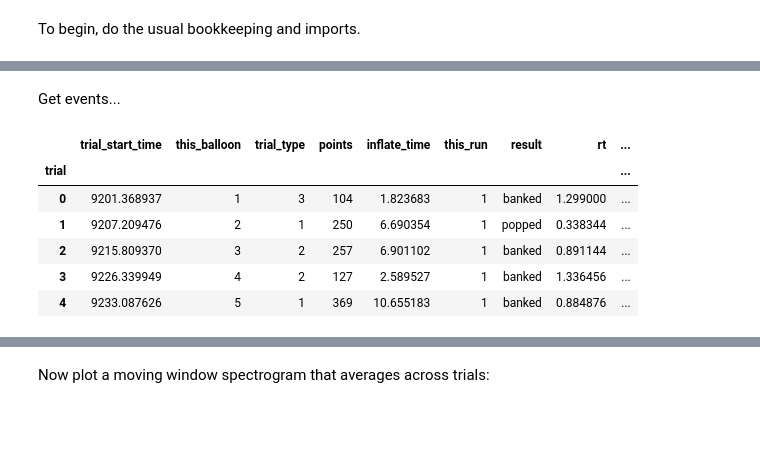
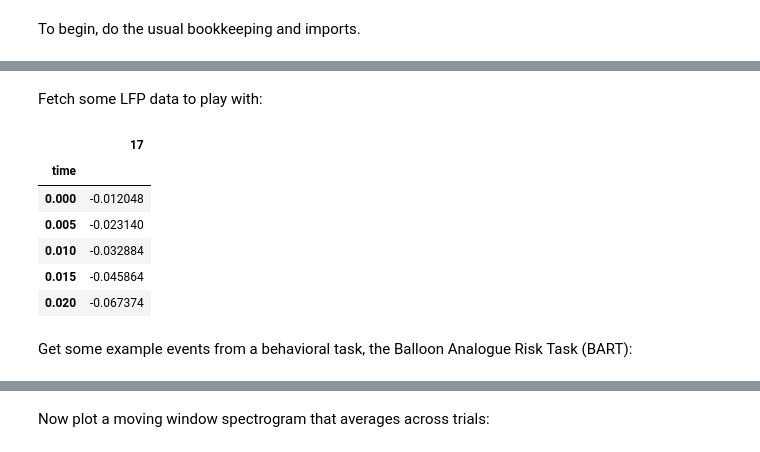
Before and after one commit to jmxpearson/physutils, a Jupyter notebook: examples/time_frequency_analysis.ipynb, the cells around one changed output, grey strips where cells are left out. Saved outputs shown, nothing was run; the diff lists cells and outputs as text; code cells hidden in the pictures; blank space fills up the shorter version.

```diff
--- a/examples/time_frequency_scratch.ipynb
+++ b/examples/time_frequency_analysis.ipynb
@@ -32,13 +6,0 @@ lfp.head()
-# %% [markdown]
-Get events...
-# %%
-evt = fetch(dbname, 'events', *dtup[:2])
-evt.head()
-# %% [output]
-|  | trial_start_time | this_balloon | trial_type | points | inflate_time | this_run | result | rt | ... |
-| trial |  |  |  |  |  |  |  |  | ... |
-| 0 | 9201.368937 | 1 | 3 | 104 | 1.823683 | 1 | banked | 1.299000 | ... |
-| 1 | 9207.209476 | 2 | 1 | 250 | 6.690354 | 1 | popped | 0.338344 | ... |
-| 2 | 9215.809370 | 3 | 2 | 257 | 6.901102 | 1 | banked | 0.891144 | ... |
-| 3 | 9226.339949 | 4 | 2 | 127 | 2.589527 | 1 | banked | 1.336456 | ... |
-| 4 | 9233.087626 | 5 | 1 | 369 | 10.655183 | 1 | banked | 0.884876 | ... |
@@ -44,0 +14,15 @@ evt.head()
+# %% [markdown]
+Fetch some LFP data to play with:
+# %%
+lfp = phys.LFPset(pd.DataFrame.from_csv("sample_lfp.csv"))
+lfp.head()
+# %% [output]
+|  | 17 |
+| time |  |
+| 0.000 | -0.012048 |
+| 0.005 | -0.023140 |
+| 0.010 | -0.032884 |
+| 0.015 | -0.045864 |
+| 0.020 | -0.067374 |
+# %% [markdown]
+Get some example events from a behavioral task, the Balloon Analogue Risk Task (BART):
```
Also changed, not shown: parts of 34 cells of this notebook.
